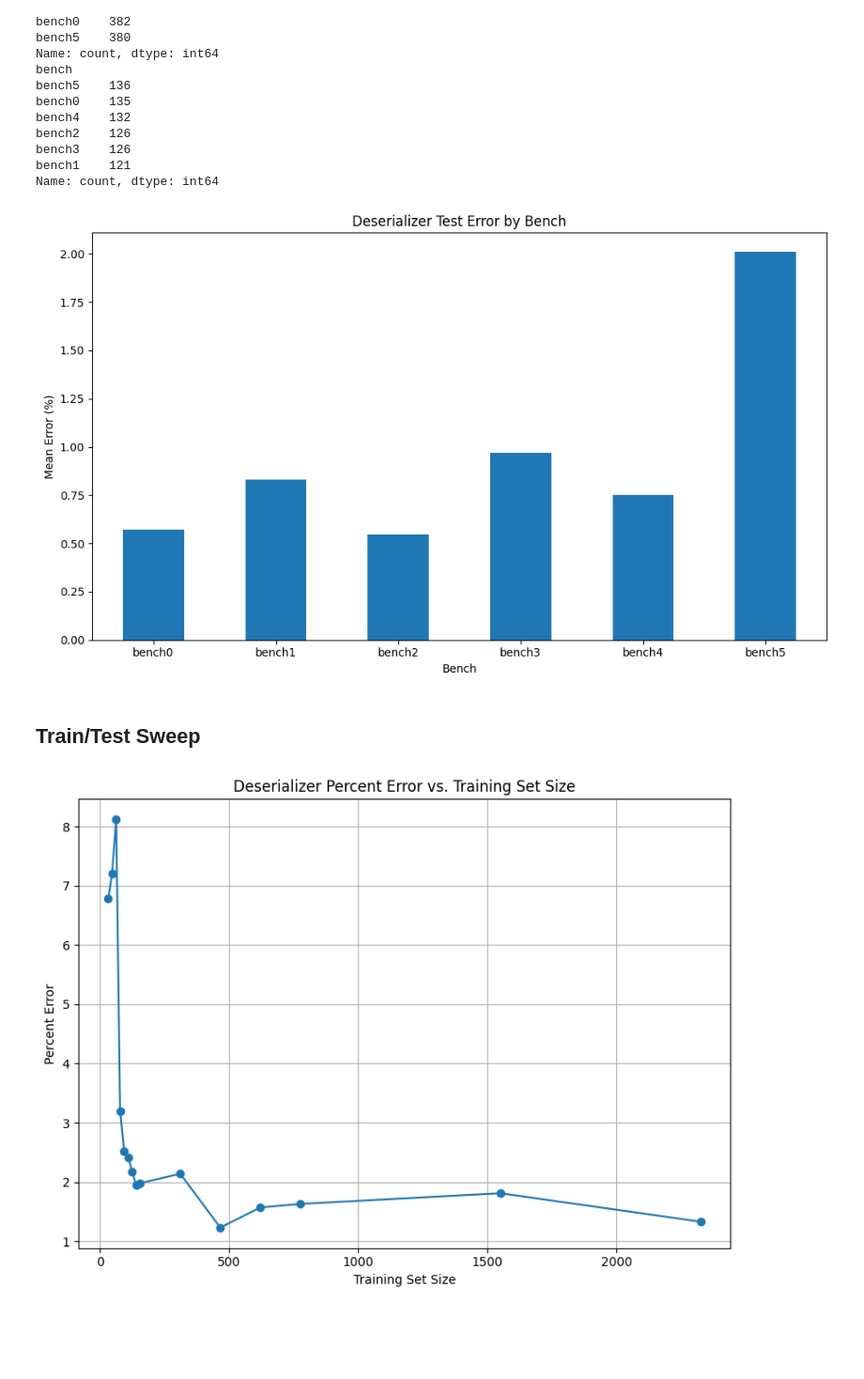
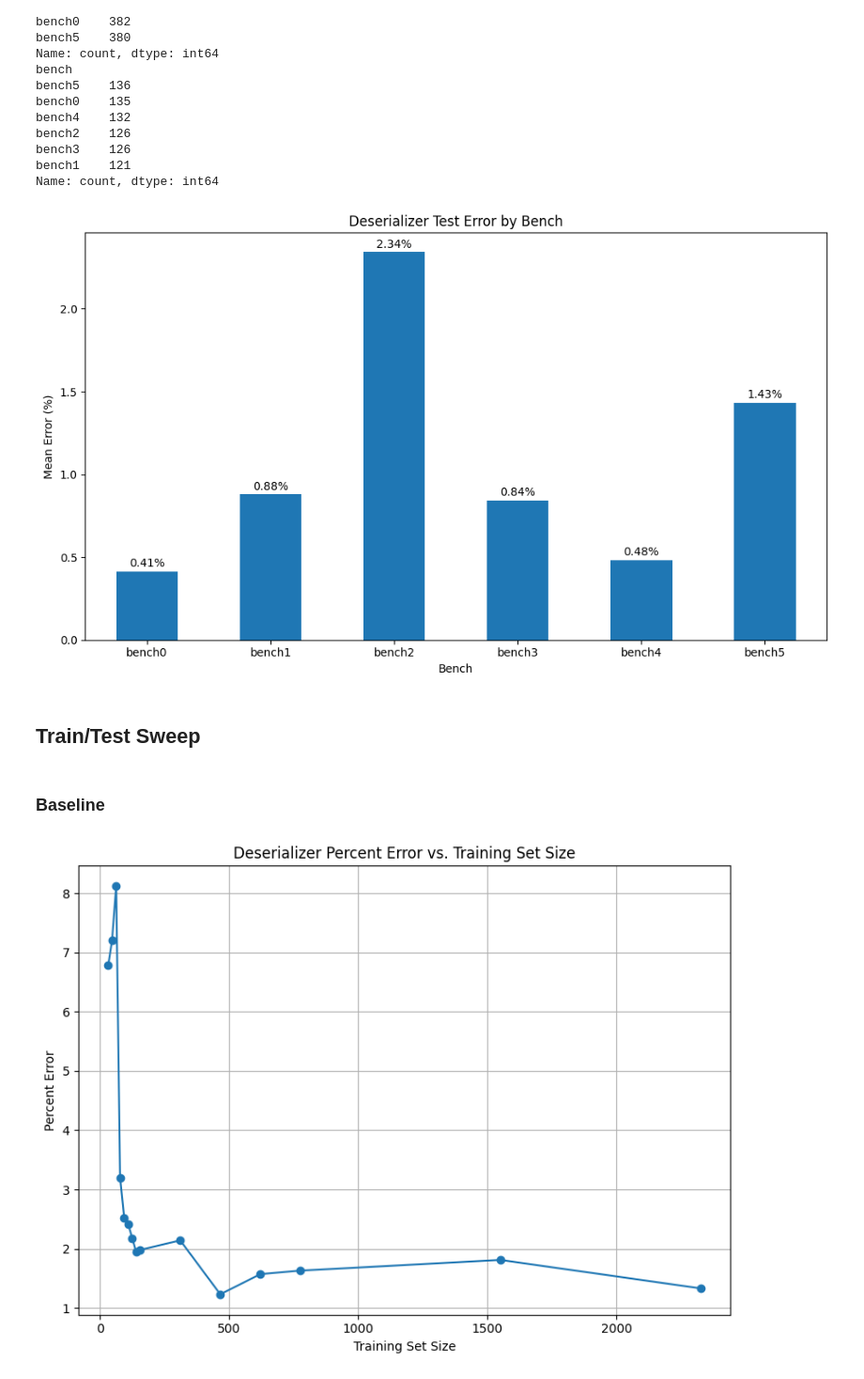
Before and after one commit to ronitnag04/lynx, a Jupyter notebook: ml_model/analysis.ipynb, the cells around one changed output. Shown at 94% size. Drawn from its saved outputs; the diff is of its cells as text; code cells hidden in the pictures; blank space fills up the shorter version.

Commit message:
Updated for verilator profile results

```diff
--- a/ml_model/analysis.ipynb
+++ b/ml_model/analysis.ipynb
@@ -114,7 +151,7 @@ unique_configs_df.to_csv('sim_results/des_unique_configs.csv', index=False)
 # %% [markdown]
 ## Train/test split 0.25
 # %%
-df = pd.read_csv('results/hpb_only/deserializer_test_0.25/deserializer_test_predictions.csv')
+df = pd.read_csv('results/hpb_verilator/deserializer_test_0.25/deserializer_test_predictions.csv')
 # %%
 df['error'] = abs(df['predicted_throughput'] - df['actual_throughput']) / df['actual_throughput'] * 100
 # %%
@@ -142,17 +179,24 @@ Name: count, dtype: int64
 # %%
 fig, ax = plt.subplots(figsize=(10, 6))
 bench_error = df.groupby('bench')['error'].mean()
 bench_error.plot(kind='bar', ax=ax)
+
+# Add text labels above bars
+for container in ax.containers:
+    ax.bar_label(container, fmt='%.2f%%', padding=2)
+
 ax.set_xlabel('Bench')
 ax.set_ylabel('Mean Error (%)')
 ax.set_title('Deserializer Test Error by Bench')
 plt.xticks(rotation=0)
 plt.tight_layout()
-plt.savefig("results/hpb_only/deserializer_test_0.25/deserializer_test_bench_error.png", bbox_inches='tight')
+plt.savefig("results/hpb_verilator/deserializer_test_0.25/deserializer_test_bench_error.png", bbox_inches='tight')
 # %% [output]
-[figure, old version]
+[figure, new version]
 # %% [markdown]
 ## Train/Test Sweep
+# %% [markdown]
+### Baseline
 # %%
 summary_file = "sweep_results/hpb_only/train_test_split_des/summary.txt"
 with open(summary_file, "r") as f:
```
Also changed, not shown: parts of 46 cells of this notebook, 2 other files.
